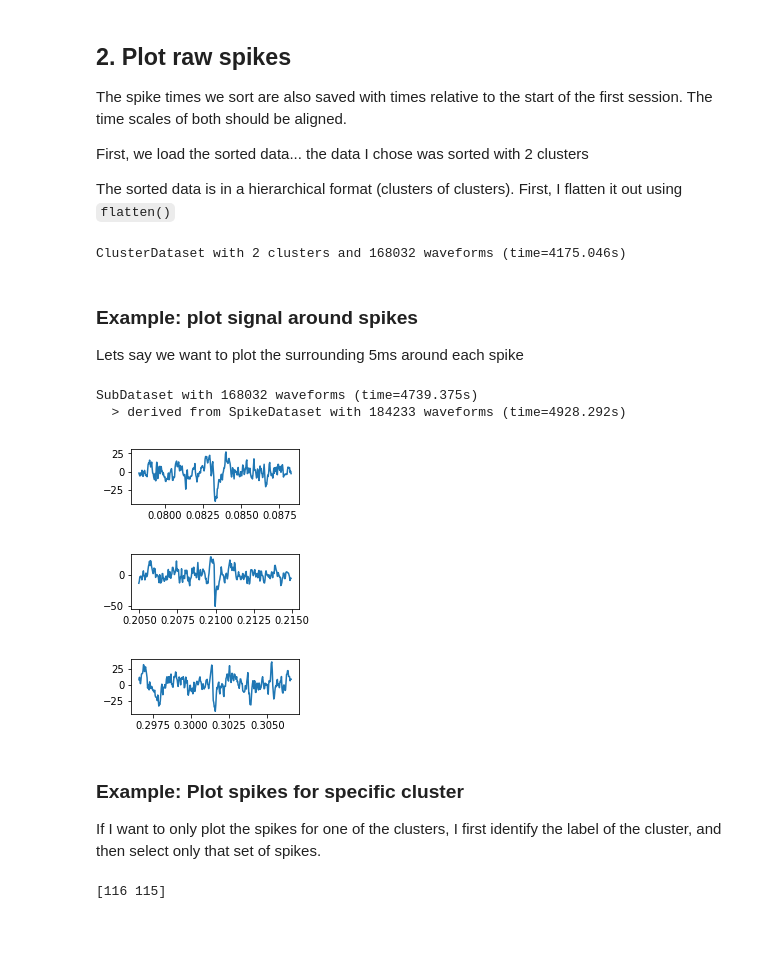
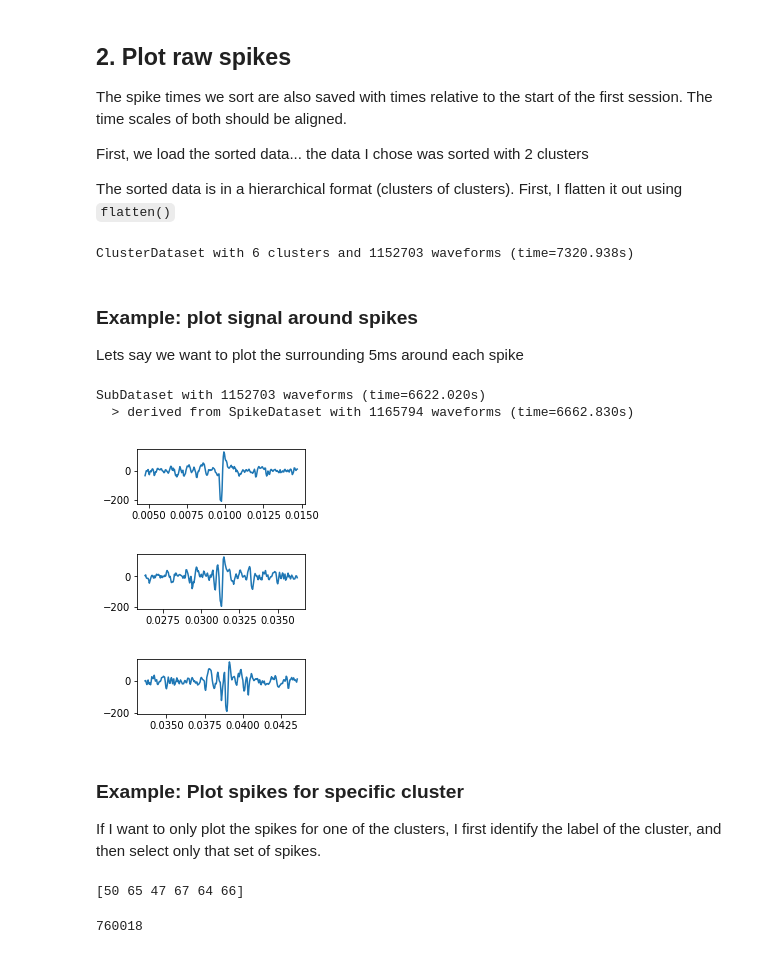
Before and after one commit to theunissenlab/songephys, a Jupyter notebook: notebooks/Lazy Loading.ipynb, the cells around one changed output. Saved outputs shown, nothing was run; the diff lists cells and outputs as text; code cells hidden in the pictures.

```diff
--- a/notebooks/Lazy Loading.ipynb
+++ b/notebooks/Lazy Loading.ipynb
@@ -18,7 +21,6 @@ I have wrapped the access to this data objects called LazySignal (one session) a
 # %%
-import pickle
 
-with open("../data/birds/BroGre4497M/sites/BroGre4497M_180610_114535/lazy_data.pkl", "rb") as picklefile:
+with open("../data/birds/LBlYel0923/sites/LBlYel0923___160901_103806/lazy_data.pkl", "rb") as picklefile:
     lazy_site = pickle.load(picklefile)
 # %%
 print(lazy_site)
@@ -72,10 +74,13 @@ from suss.io import read_pickle
 sorted_data = read_pickle(
     "../data/birds/BroGre4497M/sites/BroGre4497M_180610_114535/manually_curated/curated-e14.pkl"
 )
+sorted_data = read_pickle(
+    "../data/birds/LBlYel0923/sites/LBlYel0923___160901_103806/manually_curated/curated-e12-inprogress.pkl"
+)
 # %%
 print(sorted_data)
 # %% [output]
-ClusterDataset with 2 clusters and 168032 waveforms (time=4175.046s)
+ClusterDataset with 6 clusters and 1152703 waveforms (time=7320.938s)
 # %% [markdown]
 ### Example: plot signal around spikes
 
@@ -84,19 +89,19 @@ Lets say we want to plot the surrounding 5ms around each spike
 spikes = sorted_data.flatten()
 print(spikes)
 # %% [output]
-SubDataset with 168032 waveforms (time=4739.375s)
-  > derived from SpikeDataset with 184233 waveforms (time=4928.292s)
+SubDataset with 1152703 waveforms (time=6622.020s)
+  > derived from SpikeDataset with 1165794 waveforms (time=6662.830s)
 # %%
 for t_spike in spikes.times[:3]:
     fig = plt.figure(figsize=(3, 1))
     elec = lazy_site.time_slice(t_spike - 0.005, t_spike + 0.005)["filtered"]
-    plt.plot(elec.t, elec.data[:, 6])
+    plt.plot(elec.t, elec.data[:, 12 - 8])
     plt.show()
     plt.close(fig)
 # %% [output]
-[figure, old version]
+[figure, new version]
-[figure, old version]
+[figure, new version]
-[figure, old version]
+[figure, new version]
 # %% [markdown]
 ### Example: Plot spikes for specific cluster
 
@@ -104,5 +109,5 @@ If I want to only plot the spikes for one of the clusters, I first identify the
 # %%
 print(sorted_data.labels)
 # %% [output]
-[116 115]
+[50 65 47 67 64 66]
 # %%
@@ -109,0 +118,4 @@ spikes_115 = spikes.select(spikes.labels == 115)
+# %%
+len(spikes_115)
+# %% [output]
+760018
```
Also changed, not shown: parts of 10 cells of this notebook, 12 other files.
